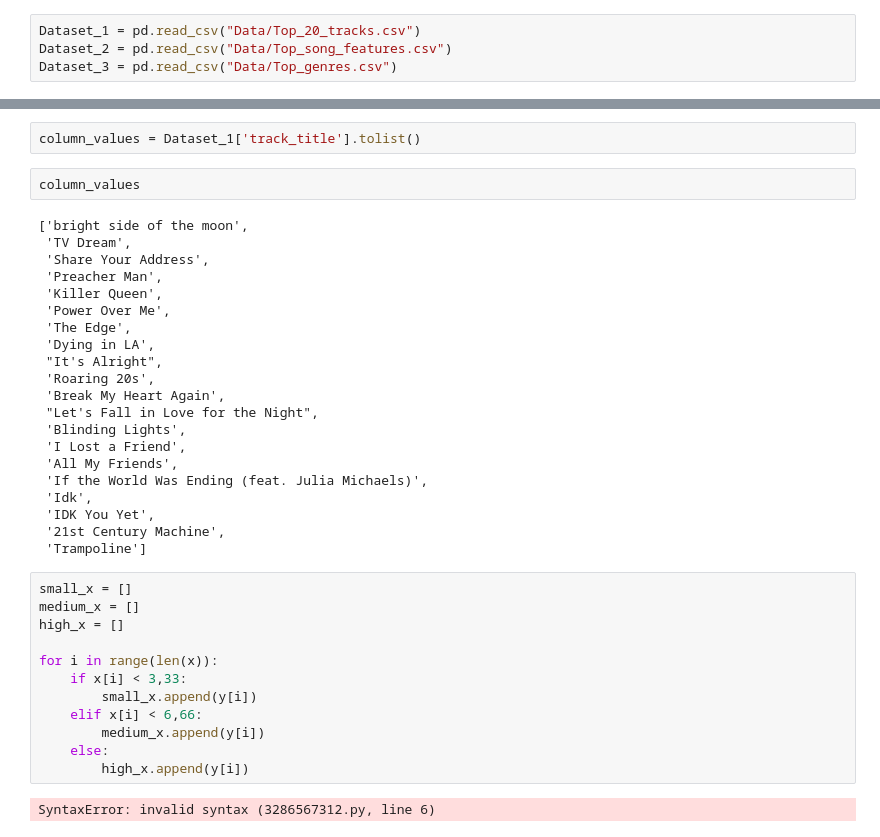
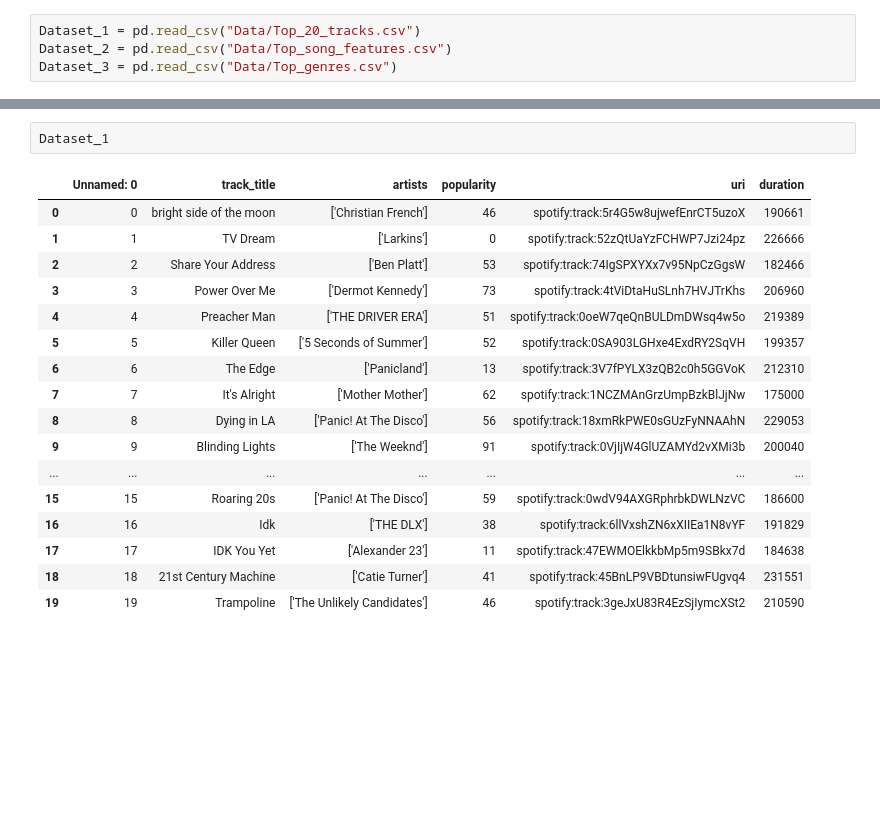
Before and after one commit to KristinBJ98/spotify_api_project, a Jupyter notebook: Make spotify graphs.ipynb, the cells around one changed output, grey strips where cells are left out. Drawn from its saved outputs; the diff is of its cells as text; blank space fills up the shorter version.

```diff
--- a/Make spotify graphs.ipynb
+++ b/Make spotify graphs.ipynb
@@ -17,39 +20,20 @@ Text(0.5, 1.0, 'My top Spotify songs rated by danceability')
-# %%
-column_values = Dataset_1['track_title'].tolist()
-# %%
-column_values
-# %% [output]
-['bright side of the moon',
- 'TV Dream',
- 'Share Your Address',
- 'Preacher Man',
- 'Killer Queen',
- 'Power Over Me',
- 'The Edge',
- 'Dying in LA',
- "It's Alright",
- 'Roaring 20s',
- 'Break My Heart Again',
- "Let's Fall in Love for the Night",
- 'Blinding Lights',
- 'I Lost a Friend',
- 'All My Friends',
- 'If the World Was Ending (feat. Julia Michaels)',
- 'Idk',
- 'IDK You Yet',
- '21st Century Machine',
- 'Trampoline']
-# %%
-small_x = []
-medium_x = []
-high_x = []
-
-for i in range(len(x)):
-    if x[i] < 3,33:
-        small_x.append(y[i])
-    elif x[i] < 6,66:
-        medium_x.append(y[i])
-    else:
-        high_x.append(y[i])
-# %% [output]
-SyntaxError: invalid syntax (3286567312.py, line 6)
+# %%
+Dataset_1
+# %% [output]
+|  | Unnamed: 0 | track_title | artists | popularity | uri | duration |
+| 0 | 0 | bright side of the moon | ['Christian French'] | 46 | spotify:track:5r4G5w8ujwefEnrCT5uzoX | 190661 |
+| 1 | 1 | TV Dream | ['Larkins'] | 0 | spotify:track:52zQtUaYzFCHWP7Jzi24pz | 226666 |
+| 2 | 2 | Share Your Address | ['Ben Platt'] | 53 | spotify:track:74IgSPXYXx7v95NpCzGgsW | 182466 |
+| 3 | 3 | Power Over Me | ['Dermot Kennedy'] | 73 | spotify:track:4tViDtaHuSLnh7HVJTrKhs | 206960 |
+| 4 | 4 | Preacher Man | ['THE DRIVER ERA'] | 51 | spotify:track:0oeW7qeQnBULDmDWsq4w5o | 219389 |
+| 5 | 5 | Killer Queen | ['5 Seconds of Summer'] | 52 | spotify:track:0SA903LGHxe4ExdRY2SqVH | 199357 |
+| 6 | 6 | The Edge | ['Panicland'] | 13 | spotify:track:3V7fPYLX3zQB2c0h5GGVoK | 212310 |
+| 7 | 7 | It's Alright | ['Mother Mother'] | 62 | spotify:track:1NCZMAnGrzUmpBzkBlJjNw | 175000 |
+| 8 | 8 | Dying in LA | ['Panic! At The Disco'] | 56 | spotify:track:18xmRkPWE0sGUzFyNNAAhN | 229053 |
+| 9 | 9 | Blinding Lights | ['The Weeknd'] | 91 | spotify:track:0VjIjW4GlUZAMYd2vXMi3b | 200040 |
+| ... | ... | ... | ... | ... | ... | ... |
+| 15 | 15 | Roaring 20s | ['Panic! At The Disco'] | 59 | spotify:track:0wdV94AXGRphrbkDWLNzVC | 186600 |
+| 16 | 16 | Idk | ['THE DLX'] | 38 | spotify:track:6llVxshZN6xXIIEa1N8vYF | 191829 |
+| 17 | 17 | IDK You Yet | ['Alexander 23'] | 11 | spotify:track:47EWMOElkkbMp5m9SBkx7d | 184638 |
+| 18 | 18 | 21st Century Machine | ['Catie Turner'] | 41 | spotify:track:45BnLP9VBDtunsiwFUgvq4 | 231551 |
+| 19 | 19 | Trampoline | ['The Unlikely Candidates'] | 46 | spotify:track:3geJxU83R4EzSjIymcXSt2 | 210590 |
```
Also changed, not shown: parts of 7 cells of this notebook.
